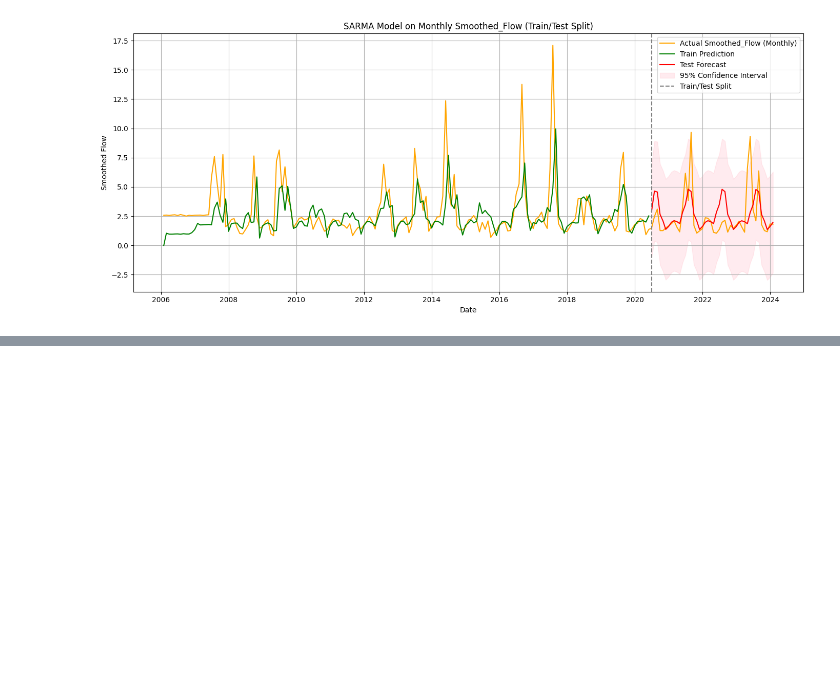
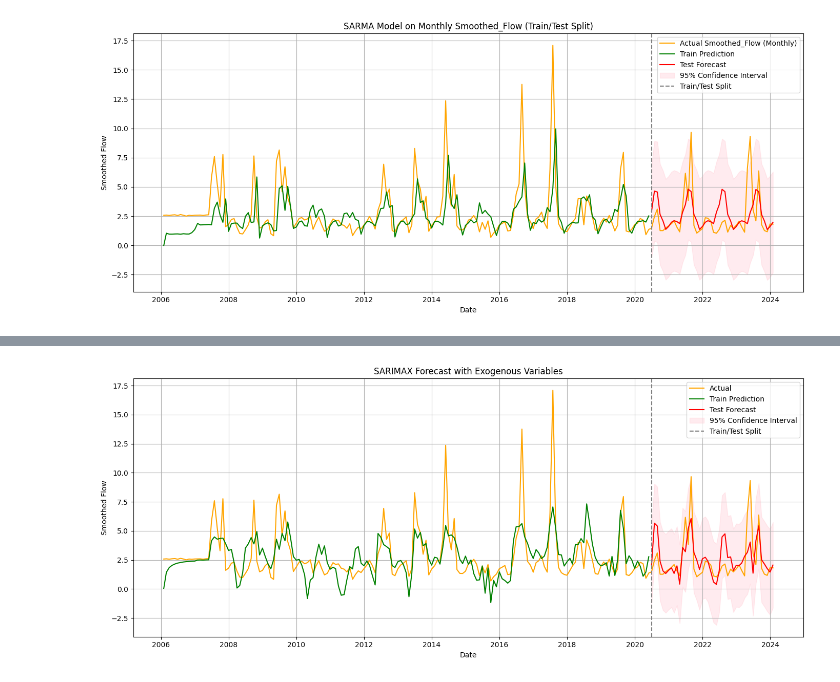
Before and after one commit to MohamamdAghaei/Acea-Smart-Water-Analytics, a Jupyter notebook: Big_Data_project_Water_Analytics.ipynb, the cells around one changed output, grey strips where cells are left out. Cells and saved outputs as stored; diff of their text form; code cells hidden in the pictures; blank space fills up the shorter version.

```diff
--- a/Big_Data_project_Water_Analytics.ipynb
+++ b/Big_Data_project_Water_Analytics.ipynb
@@ -1238,0 +1362,94 @@ Warnings:
+# %%
+# 📦 Import libraries
+import pandas as pd
+import matplotlib.pyplot as plt
+import numpy as np
+from statsmodels.tsa.statespace.sarimax import SARIMAX
+from statsmodels.stats.diagnostic import acorr_ljungbox
+from statsmodels.stats.stattools import jarque_bera
+from statsmodels.graphics.tsaplots import plot_acf, plot_pacf
+from google.colab import files
+
+# 🟠 Convert daily data to monthly average
+y_monthly = df_indexed["Smoothed_Flow"].resample("M").mean()
+
+# ✅ Convert exogenous variables to monthly as well
+exog_monthly = df_indexed[['Mean_Rainfall', 'Mean_Temp', 'Actual_Lake_Level']].resample("M").mean()
+
+# 🧪 Train/Test split (80% train, 20% test)
+split_idx = int(len(y_monthly) * 0.8)
+y_train = y_monthly.iloc[:split_idx]
+y_test = y_monthly.iloc[split_idx:]
+
+# ✅ Train/Test split for exog
+exog_train = exog_monthly.iloc[:split_idx]
+exog_test = exog_monthly.iloc[split_idx:]
+
+# 🧠 Fit SARIMAX model with exogenous variables
+model = SARIMAX(
+    y_train,
+    exog=exog_train,  # ✅ اینجا exog اضافه شده
+    order=(1, 0, 1),
+    seasonal_order=(1, 0, 1, 12),
+    enforce_stationarity=True,
+    enforce_invertibility=True
+)
+
+results = model.fit(disp=False)
+
+# 🧾 Summary (optional)
+print(results.summary())
+
+# 🔮 Predict both train and test
+y_train_pred = results.fittedvalues
+y_test_forecast = results.get_forecast(steps=len(y_test), exog=exog_test)  # ✅ اینجا هم exog باید باشه
+y_test_pred = y_test_forecast.predicted_mean
+conf_int = y_test_forecast.conf_int()
+
+# 📈 Plot actual vs predicted
+plt.figure(figsize=(14, 6))
+plt.plot(y_monthly, label='Actual', color='orange')
+plt.plot(y_train_pred, label='Train Prediction', color='green')
+plt.plot(y_test_pred, label='Test Forecast', color='red')
+plt.fill_between(
+    y_test_pred.index, conf_int.iloc[:, 0], conf_int.iloc[:, 1],
+    color='pink', alpha=0.3, label='95% Confidence Interval'
+)
+plt.axvline(y_test.index[0], color='gray', linestyle='--', label='Train/Test Split')
+plt.title('SARIMAX Forecast with Exogenous Variables')
+plt.xlabel('Date')
+plt.ylabel('Smoothed Flow')
+plt.legend()
+plt.grid(True)
+plt.tight_layout()
+plt.show()
+
+# 🔍 Step 2: Coefficient Significance
+print("\n=== Coefficients and P-values ===")
+print(results.pvalues)
+
+# 🔁 Step 3: ACF/PACF Residuals
+residuals = results.resid
+fig, axes = plt.subplots(1, 2, figsize=(14, 4))
+plot_acf(residuals.dropna(), ax=axes[0])
+plot_pacf(residuals.dropna(), ax=axes[1])
+axes[0].set_title("ACF of Residuals")
+axes[1].set_title("PACF of Residuals")
+plt.tight_layout()
+plt.show()
+
+# 📉 Step 4: Ljung-Box Test
+ljung_box = acorr_ljungbox(residuals, lags=[12], return_df=True)
+print("\n=== Ljung-Box Test (lag=12) ===")
+print(ljung_box)
+
+# 🧪 Step 5: Jarque-Bera Test
+jb_test_stat, jb_pvalue, skew, kurtosis = jarque_bera(residuals)
+print("\n=== Jarque-Bera Test ===")
+print(f"JB Statistic: {jb_test_stat:.2f}, p-value: {jb_pvalue:.4f}, Skew: {skew:.2f}, Kurtosis: {kurtosis:.2f}")
+
+# ℹ️ Info Criteria
+print("\n=== Information Criteria ===")
+print(f"AIC: {results.aic:.2f}")
+print(f"BIC: {results.bic:.2f}")
+# %% [output]
@@ -1238,0 +1473 @@ Warnings:
+[figure, added]
```
Also changed, not shown: parts of 9 cells of this notebook.
